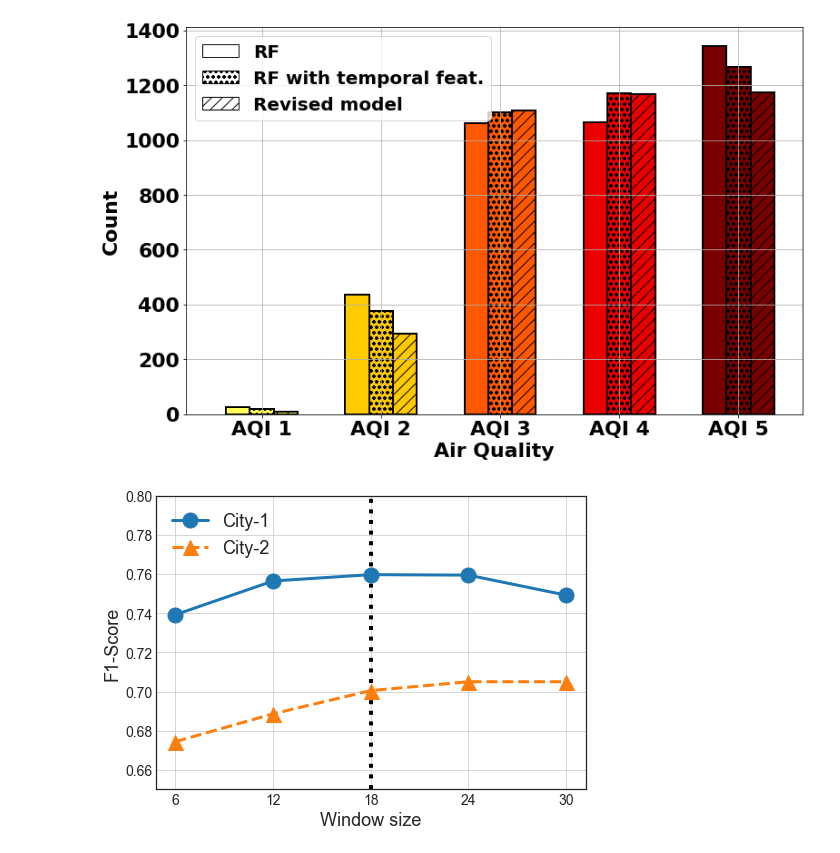
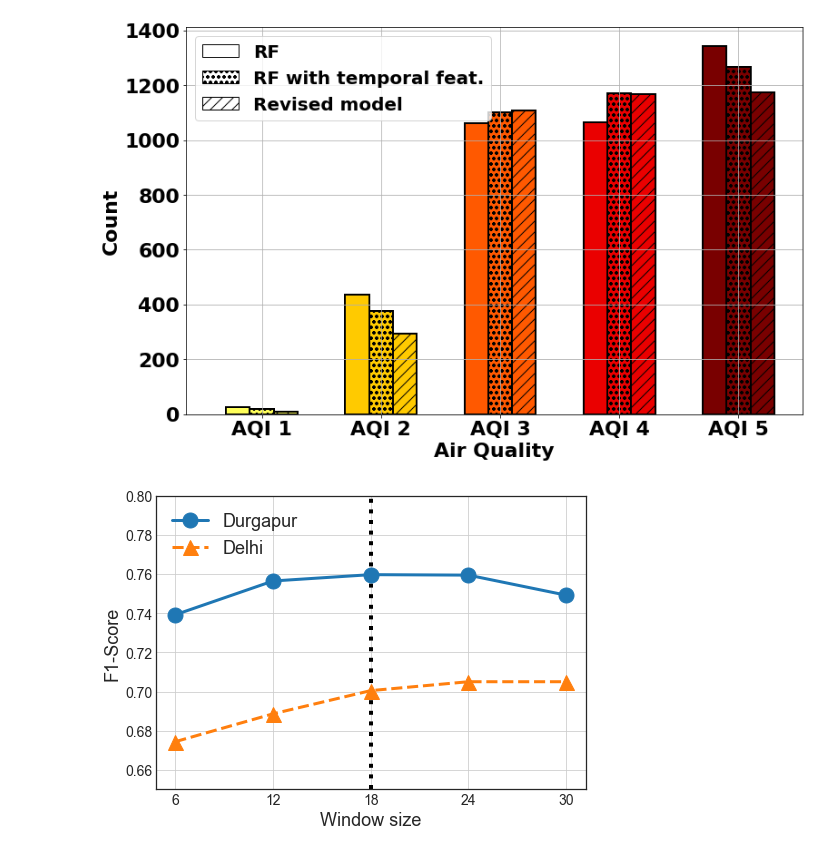
Before and after one commit to prasenjit52282/AQuaMoHo, a Jupyter notebook: plot.ipynb, the cells around one changed output. Saved outputs shown, nothing was run; the diff lists cells and outputs as text; code cells hidden in the pictures.

Commit message:
city names are added

```diff
--- a/plot.ipynb
+++ b/plot.ipynb
@@ -502,32 +502,32 @@ plt.style.use('seaborn-white')
 # %%
 #Window size
 rnn_dgp=pd.read_csv("./logs/exp/Dgp_window_size.csv")['f1_score_test']
 rnn_delhi=pd.read_csv("./logs/exp/Delhi_window_size.csv")['f1_score_test']
 ma=0.705
 
 fig=plt.figure(figsize=(7,5))
 ax=fig.add_subplot(111)
 #DGP
-ax.plot(rnn_dgp.index+1,rnn_dgp,marker="o",linestyle="-",label="City-1",markersize=15,
+ax.plot(rnn_dgp.index+1,rnn_dgp,marker="o",linestyle="-",label="Durgapur",markersize=15,
         linewidth=3)
 #DELHI
-ax.plot(rnn_delhi.index+1,np.clip(rnn_delhi,0,ma),marker="^",linestyle="--",label="City-2",markersize=15,
+ax.plot(rnn_delhi.index+1,np.clip(rnn_delhi,0,ma),marker="^",linestyle="--",label="Delhi",markersize=15,
         linewidth=3)
 
 #VLINE
 ax.vlines(x=3,ymin=0.65,ymax=0.80,linestyles='dotted',linewidth=4,color='k')
 
 plt.ylim(0.65,0.80)
 plt.yticks(fontsize=14)
 plt.xticks([1,2,3,4,5],fontsize=14)
 ax.set_xticklabels([6,12,18,24,30])
 ax.set_xlabel("Window size",fontsize=18)
 ax.set_ylabel("F1-Score",fontsize=18)
 ax.legend(loc='upper left',prop=dict(size=18))
 plt.tight_layout()
 plt.grid()
 fig.savefig("./logs/figs/window_size.png")
 # %% [output]
-[figure, old version]
+[figure, new version]
 # %%
 #NICE
```
Also changed, not shown: 1 other file.
